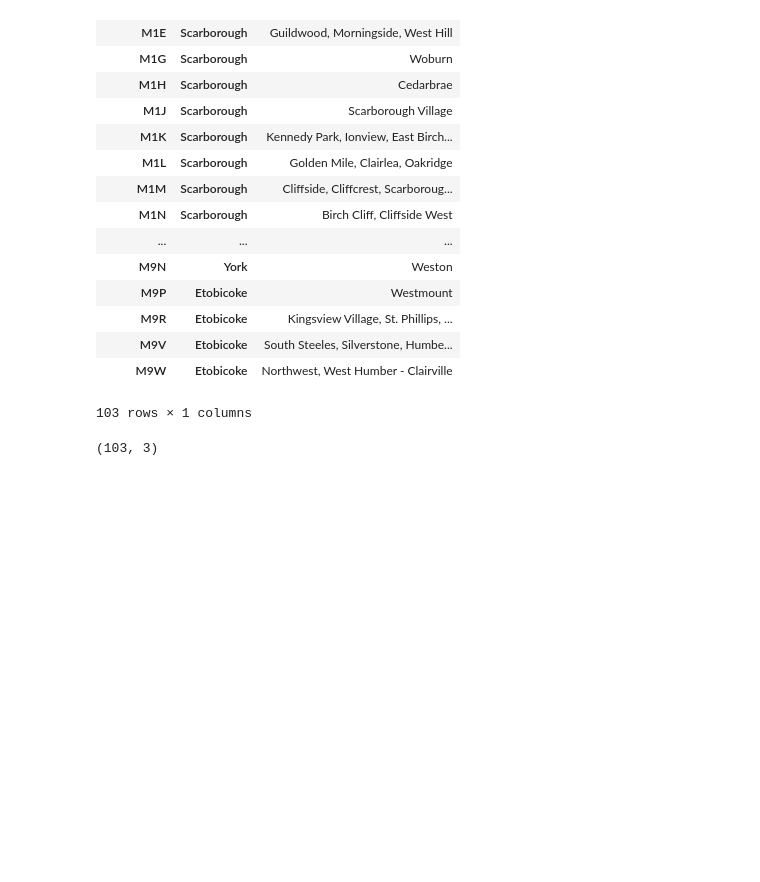
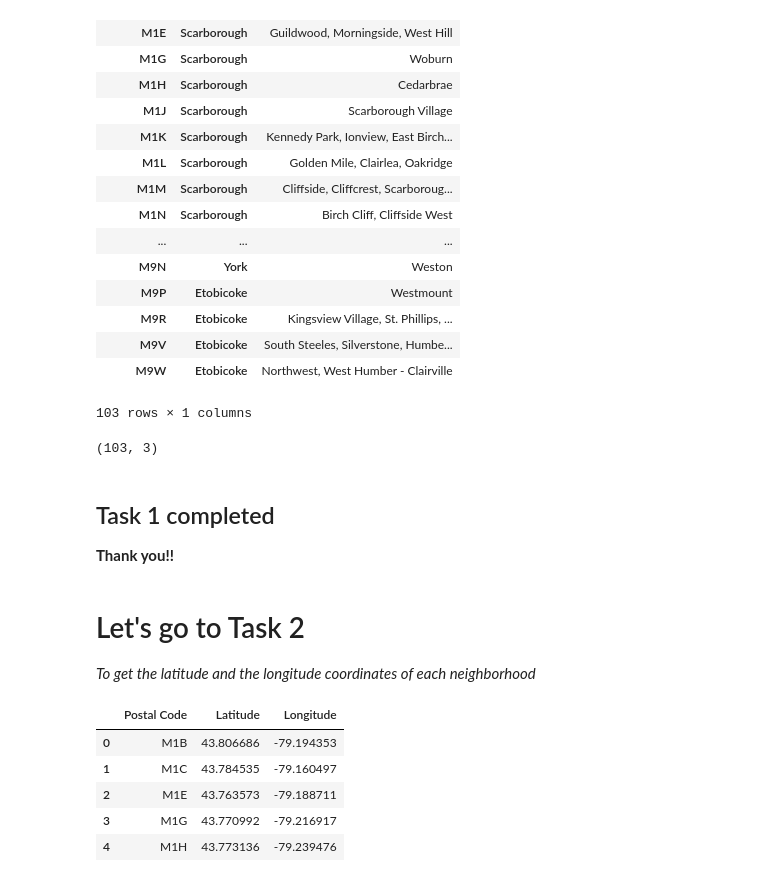
Before and after one commit to Yashodhara-78/Coursera_Capstone, a Jupyter notebook: Segmenting and Clustering.ipynb, the cells around one changed output. Drawn from its saved outputs; the diff is of its cells as text; code cells hidden in the pictures; blank space fills up the shorter version.

```diff
--- a/Segmenting and Clustering.ipynb
+++ b/Segmenting and Clustering.ipynb
@@ -87,3 +67,40 @@ df_group.first()
 df.shape
 # %% [output]
 (103, 3)
+# %% [markdown]
+<h2> Task 1 completed</h2>
+<b> Thank you!!</b>
+# %% [markdown]
+<h1> Let's go to Task 2 </h1>
+<i>To get the latitude and the longitude coordinates of each neighborhood</i>
+# %%
+
+import types
+import pandas as pd
+from botocore.client import Config
+import ibm_boto3
+
+def __iter__(self): return 0
+
+# @hidden_cell
+# The following code accesses a file in your IBM Cloud Object Storage. It includes your credentials.
+# You might want to remove those credentials before you share the notebook.
+client_3cabec16fb844d25b951e1aedb322ebd = ibm_boto3.client(service_name='s3',
+    ibm_api_key_id='eLry4lzLM6IKo-LyesThC1rP53kjqtU3Ey2Yms2CP73U',
+    ibm_auth_endpoint="https://iam.cloud.ibm.com/oidc/token",
+    config=Config(signature_version='oauth'),
+    endpoint_url='https://s3.eu-geo.objectstorage.service.networklayer.com')
+
+body = client_3cabec16fb844d25b951e1aedb322ebd.get_object(Bucket='capstoneproject-donotdelete-pr-v9gmfw9gawi7ld',Key='Geospatial_Coordinates.csv')['Body']
+# add missing __iter__ method, so pandas accepts body as file-like object
+if not hasattr(body, "__iter__"): body.__iter__ = types.MethodType( __iter__, body )
+
+data = pd.read_csv(body)
+data.head()
+# %% [output]
+|  | Postal Code | Latitude | Longitude |
+| 0 | M1B | 43.806686 | -79.194353 |
+| 1 | M1C | 43.784535 | -79.160497 |
+| 2 | M1E | 43.763573 | -79.188711 |
+| 3 | M1G | 43.770992 | -79.216917 |
+| 4 | M1H | 43.773136 | -79.239476 |
```
Also changed, not shown: parts of 4 cells of this notebook.
